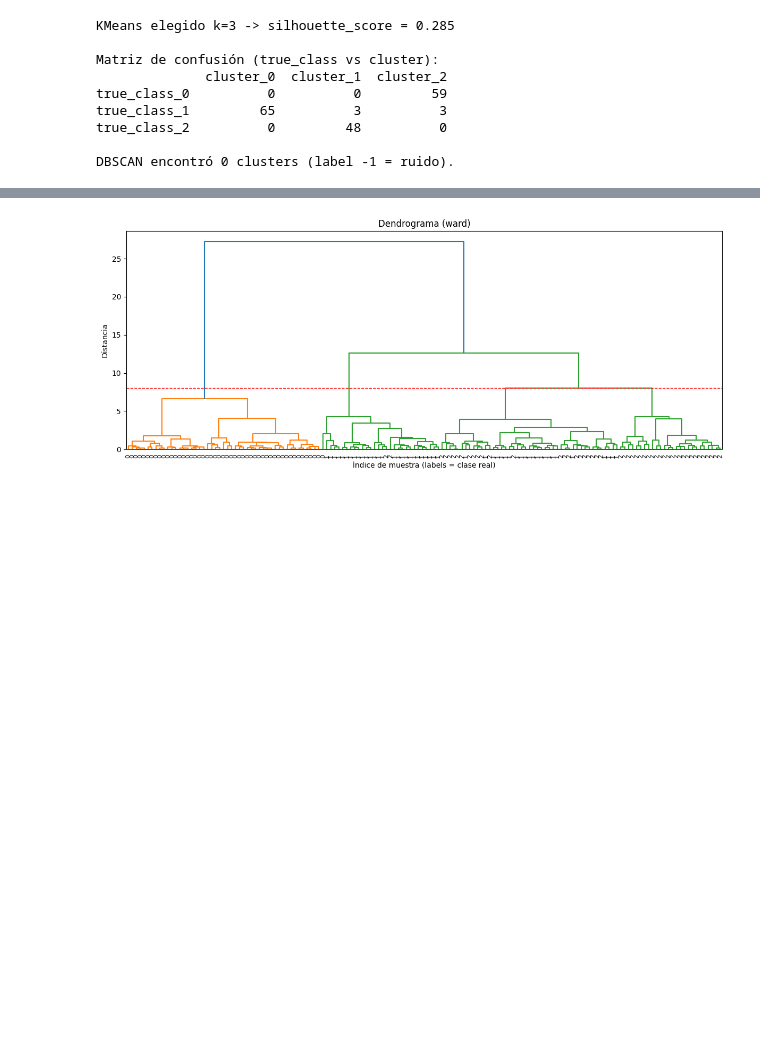
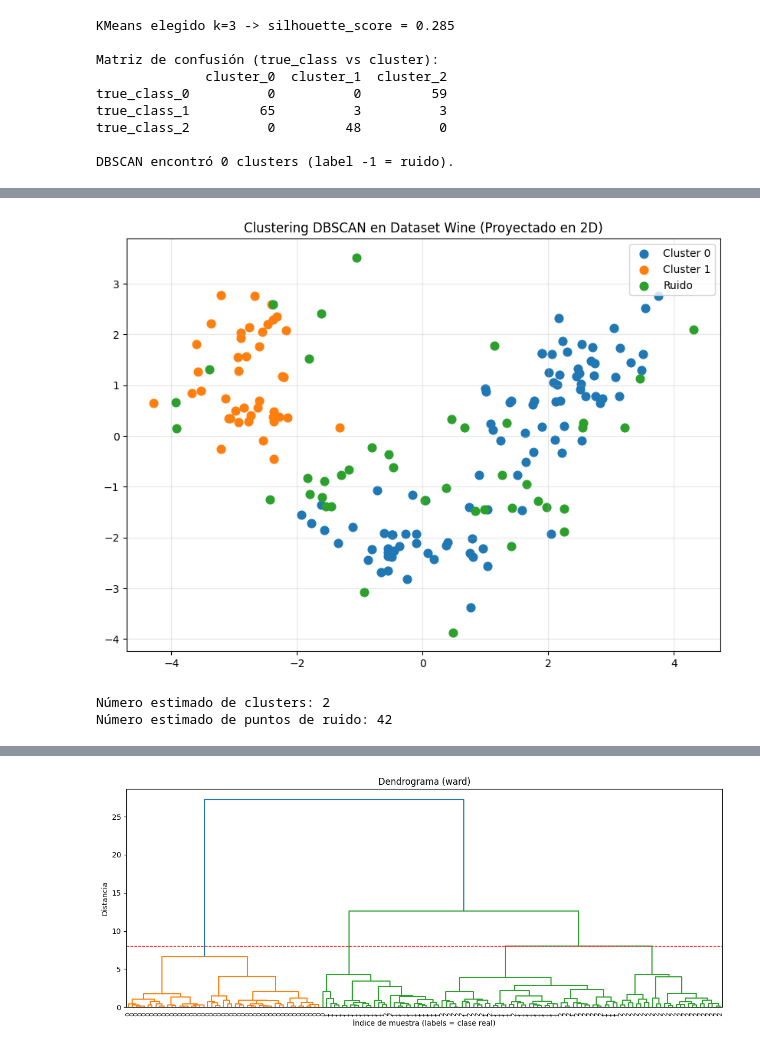
Before and after one commit to paranedagarcia/Cienciadedatos, a Jupyter notebook: 7.Aprendizaje no supervisado/Clustering.ipynb, the cells around one changed output, grey strips where cells are left out. Drawn from its saved outputs; the diff is of its cells as text; code cells hidden in the pictures; blank space fills up the shorter version.

```diff
--- a/7.Aprendizaje no supervisado/Clustering.ipynb
+++ b/7.Aprendizaje no supervisado/Clustering.ipynb
@@ -124,0 +498,46 @@ El silhouette score del conjunto suele ser el promedio de s(i) sobre todos los p
+# %%
+from sklearn.cluster import DBSCAN
+
+# 1. Aplicar DBSCAN
+# eps: radio de vecindad. min_samples: mínimo de puntos para ser considerado un 'core point'
+dbscan = DBSCAN(eps=2.3, min_samples=5)
+clusters_db = dbscan.fit_predict(data_scaled)
+
+# 2. Visualización usando PCA (reutilizando los datos 2D anteriores)
+plt.figure(figsize=(10, 7))
+unique_labels = set(clusters_db)
+# paleta principal
+colors = [plt.cm.Spectral(each) for each in np.linspace(0, 1, len(unique_labels))]
+
+# paleta alternativa (RGBA) por si desea usar otra combinación
+alt_colors = [
+    (0.121, 0.466, 0.705, 1.0),  # azul
+    (1.000, 0.498, 0.054, 1.0),  # naranja
+    (0.172, 0.627, 0.172, 1.0),  # verde
+    (0.000, 0.000, 0.000, 1.0)   # negro (ruido)
+]
+
+for k, col in zip(unique_labels, alt_colors):
+    if k == -1:
+        # El negro se usa para el ruido (outliers)
+        col = [0.172, 0.627, 0.172, 1.0]
+
+    class_member_mask = (clusters_db == k)
+    xy = data_2d[class_member_mask]
+    plt.scatter(xy[:, 0], xy[:, 1], c=[col], label=f'Cluster {k}' if k != -1 else 'Ruido', s=60)
+
+plt.title('Clustering DBSCAN en Dataset Wine (Proyectado en 2D)')
+plt.legend()
+plt.grid(True, alpha=0.3)
+plt.show()
+
+# 3. Resumen de resultados
+n_clusters_ = len(set(clusters_db)) - (1 if -1 in clusters_db else 0)
+n_noise_ = list(clusters_db).count(-1)
+
+print(f"Número estimado de clusters: {n_clusters_}")
+print(f"Número estimado de puntos de ruido: {n_noise_}")
+# %% [output]
+[figure, added]
+Número estimado de clusters: 2
+Número estimado de puntos de ruido: 42
```
Also changed, not shown: parts of 18 cells of this notebook.
